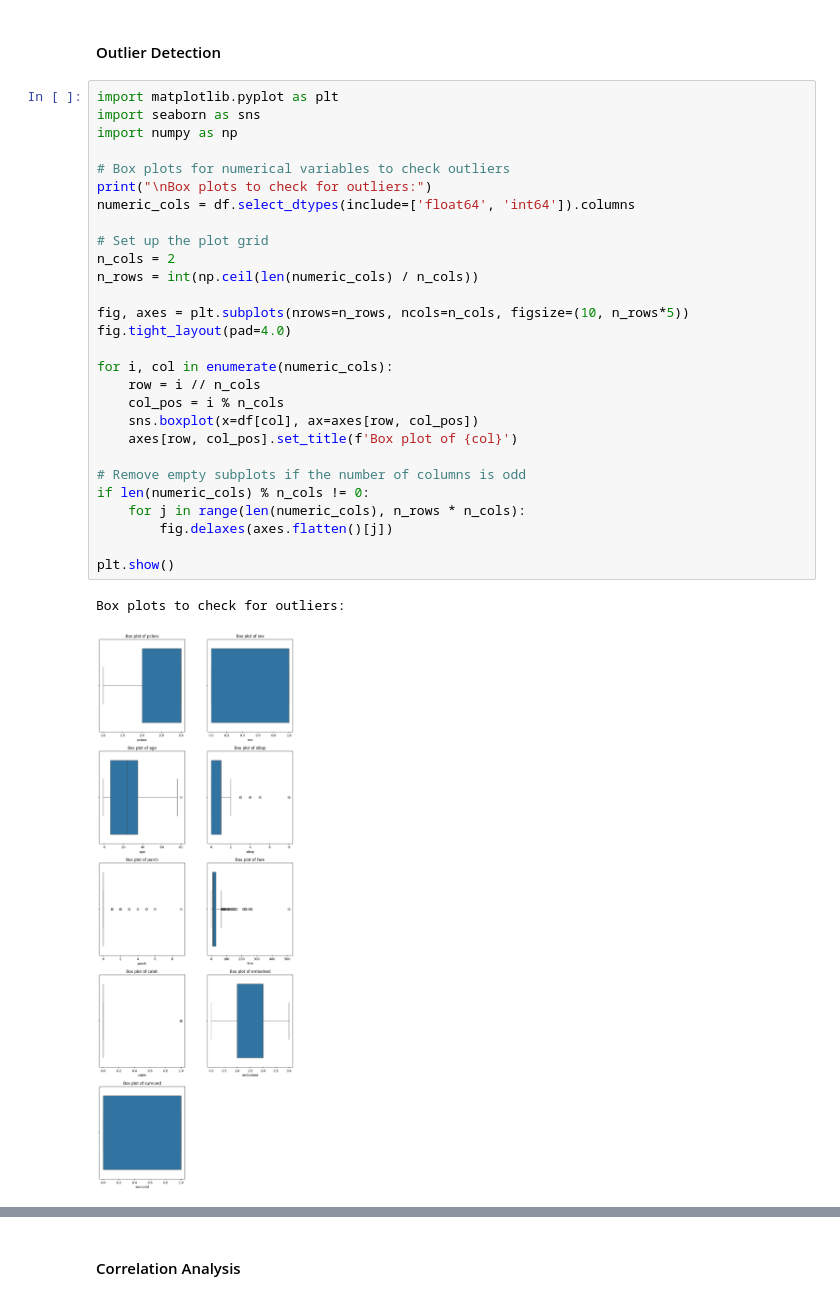
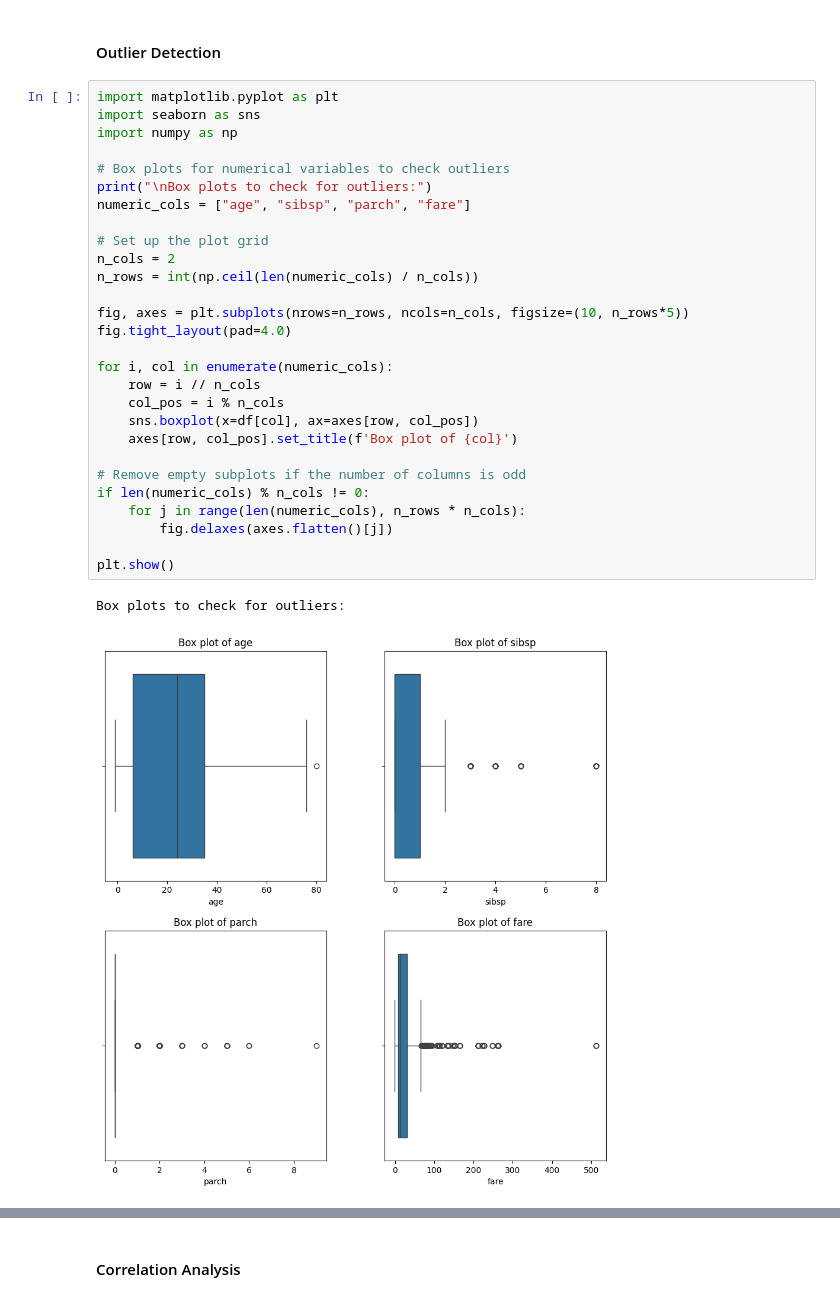
Before and after one commit to racousin/data_science_practice, a Jupyter notebook: website/public/modules/module3/course/module3_course.ipynb, the cells around one changed output, grey strips where cells are left out. Drawn from its saved outputs; the diff is of its cells as text.

```diff
--- a/website/public/modules/module3/course/module3_course.ipynb
+++ b/website/public/modules/module3/course/module3_course.ipynb
@@ -297,34 +261,34 @@ Histograms of numerical features:
 # %%
 import matplotlib.pyplot as plt
 import seaborn as sns
 import numpy as np
 
 # Box plots for numerical variables to check outliers
 print("\nBox plots to check for outliers:")
-numeric_cols = df.select_dtypes(include=['float64', 'int64']).columns
+numeric_cols = ["age", "sibsp", "parch", "fare"]
 
 # Set up the plot grid
 n_cols = 2
 n_rows = int(np.ceil(len(numeric_cols) / n_cols))
 
 fig, axes = plt.subplots(nrows=n_rows, ncols=n_cols, figsize=(10, n_rows*5))
 fig.tight_layout(pad=4.0)
 
 for i, col in enumerate(numeric_cols):
     row = i // n_cols
     col_pos = i % n_cols
     sns.boxplot(x=df[col], ax=axes[row, col_pos])
     axes[row, col_pos].set_title(f'Box plot of {col}')
 
 # Remove empty subplots if the number of columns is odd
 if len(numeric_cols) % n_cols != 0:
     for j in range(len(numeric_cols), n_rows * n_cols):
         fig.delaxes(axes.flatten()[j])
 
 plt.show()
 # %% [output]
 Box plots to check for outliers:
-[figure, old version]
+[figure, new version]
 # %% [markdown]
 **Insight:**
 
```
Also changed, not shown: parts of 24 cells of this notebook, 37 other files.
